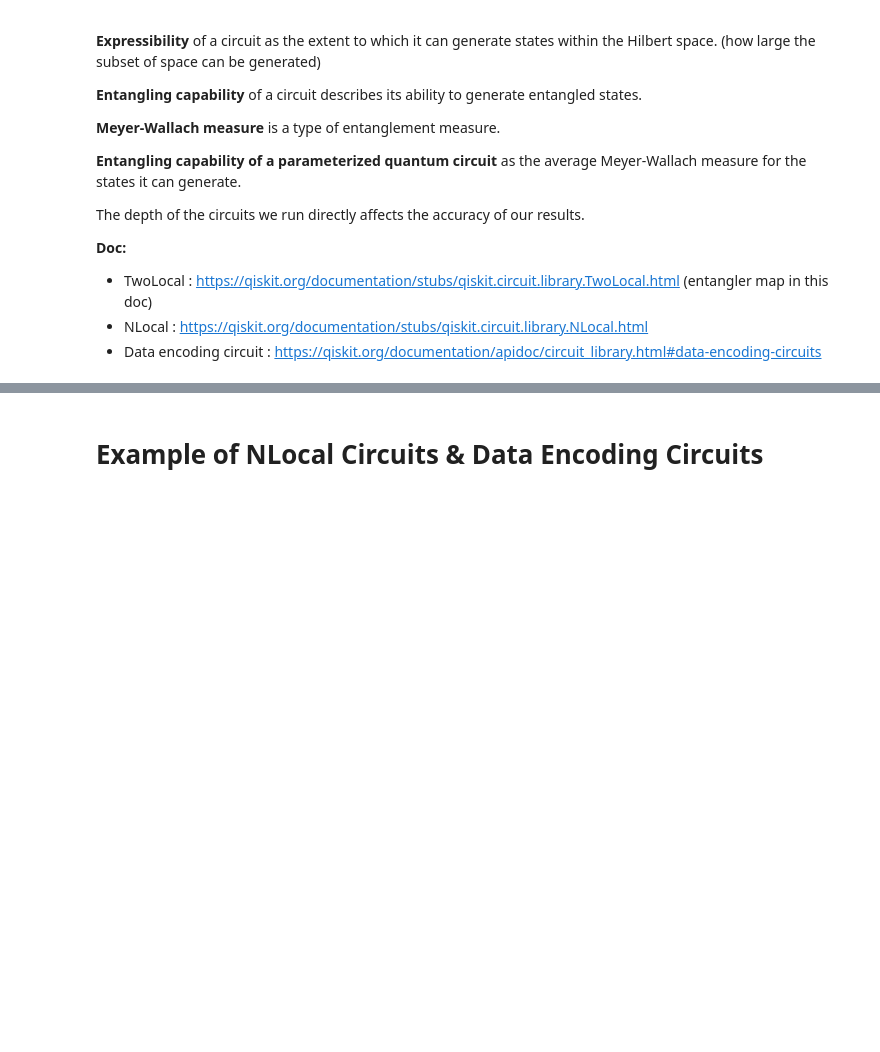
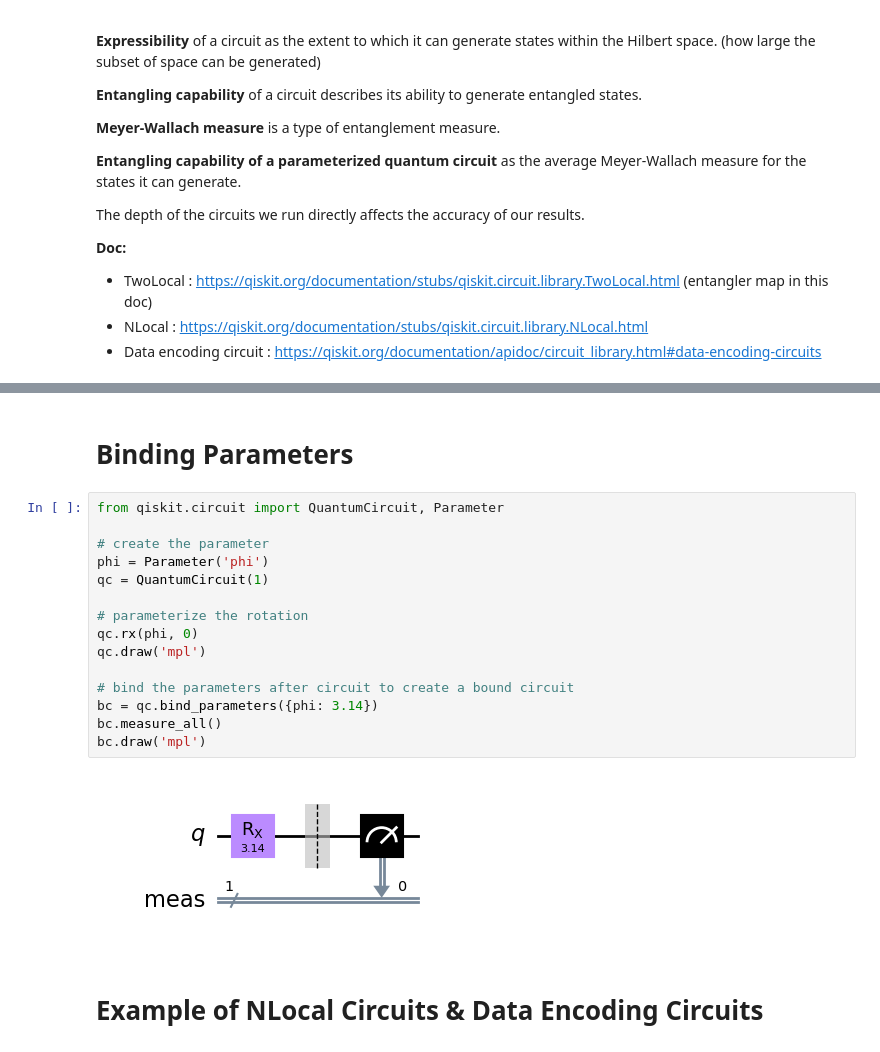
Before and after one commit to vuthanhtung2412/Qiskit-learn, a Jupyter notebook: QML/ParameterizedQuantumCircuits.ipynb, the cells around one changed output, grey strips where cells are left out. Cells and saved outputs as stored; diff of their text form; blank space fills up the shorter version.

```diff
--- a/QML/ParameterizedQuantumCircuits.ipynb
+++ b/QML/ParameterizedQuantumCircuits.ipynb
@@ -18,3 +42,22 @@ The depth of the circuits we run directly affects the accuracy of our results.
+# %% [markdown]
+# Binding Parameters
+# %%
+from qiskit.circuit import QuantumCircuit, Parameter
+
+# create the parameter
+phi = Parameter('phi')
+qc = QuantumCircuit(1)
+
+# parameterize the rotation
+qc.rx(phi, 0)
+qc.draw('mpl')
+
+# bind the parameters after circuit to create a bound circuit
+bc = qc.bind_parameters({phi: 3.14})
+bc.measure_all()
+bc.draw('mpl')
+# %% [output]
+[figure, added]
 # %% [markdown]
 # Example of NLocal Circuits & Data Encoding Circuits
 # %%
```
Also changed, not shown: parts of 6 cells of this notebook, 2 other files.
